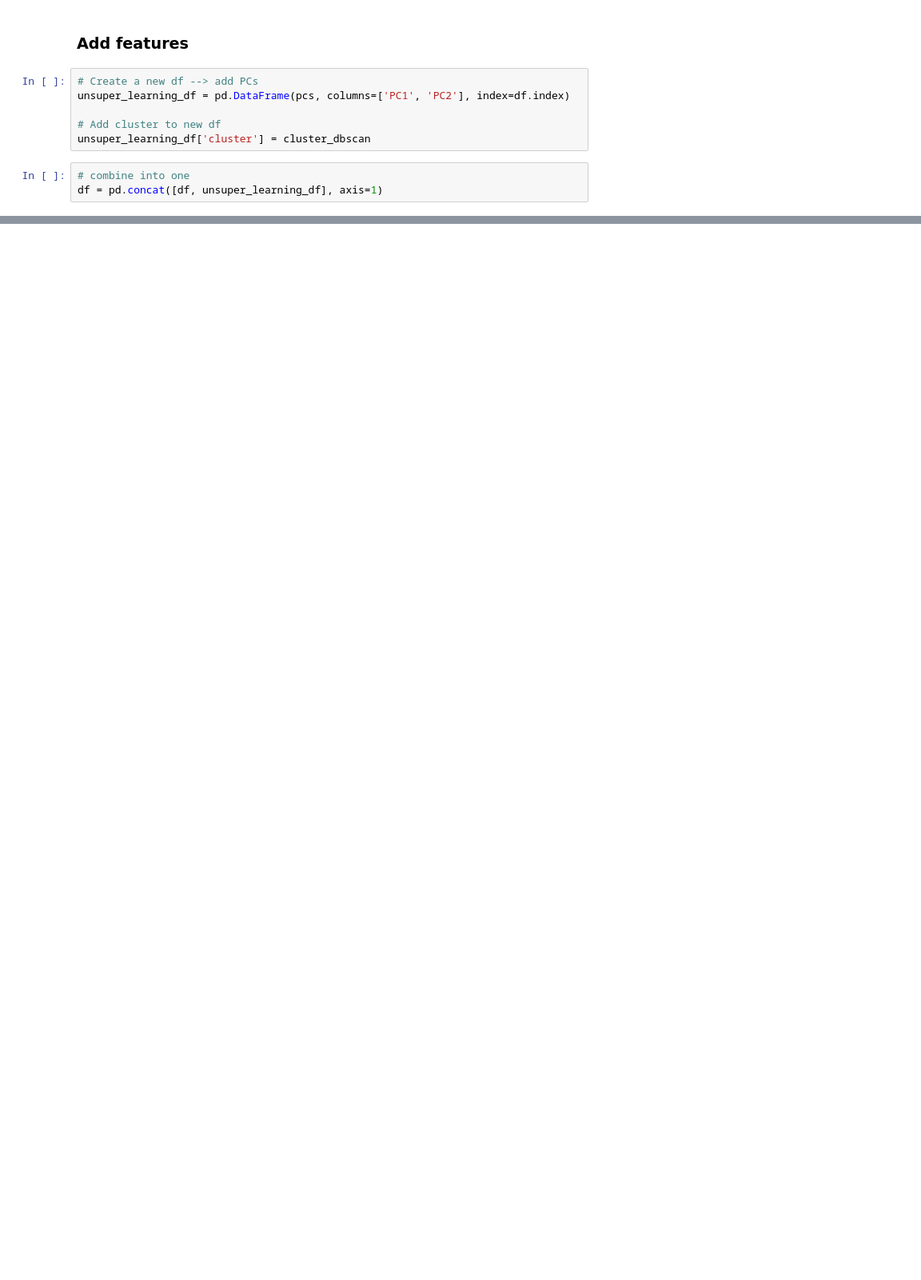
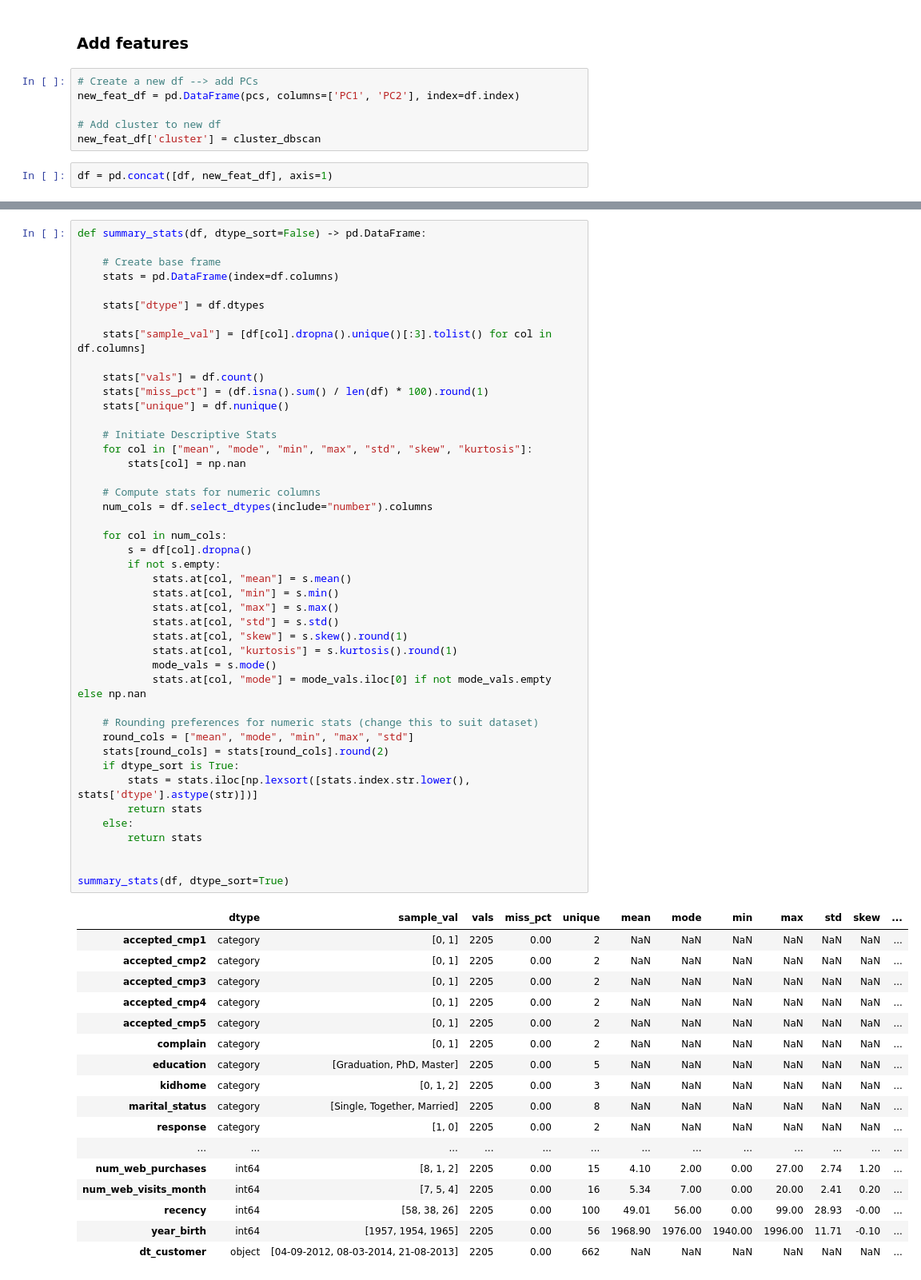
Before and after one commit to toby-gardner-ai/uc-berkeley-aiml-course, a Jupyter notebook: notebooks/Mod6_PCA_Clustering.ipynb, the cells around one changed output, grey strips where cells are left out. Shown at 80% size. Saved outputs shown, nothing was run; the diff lists cells and outputs as text; blank space fills up the shorter version.

```diff
--- a/notebooks/Mod6_PCA_Clustering.ipynb
+++ b/notebooks/Mod6_PCA_Clustering.ipynb
@@ -232,10 +321,9 @@ cluster_dbscan = dbscan.fit_predict(scaled_df_pca)
 ### Add features
 # %%
 # Create a new df --> add PCs
-unsuper_learning_df = pd.DataFrame(pcs, columns=['PC1', 'PC2'], index=df.index)
+new_feat_df = pd.DataFrame(pcs, columns=['PC1', 'PC2'], index=df.index)
 
 # Add cluster to new df
-unsuper_learning_df['cluster'] = cluster_dbscan
+new_feat_df['cluster'] = cluster_dbscan
 # %%
-# combine into one
-df = pd.concat([df, unsuper_learning_df], axis=1)
+df = pd.concat([df, new_feat_df], axis=1)
@@ -276,3 +346,65 @@ To dos (before we can run a model)
 1. Scale numerical features: scale numerical features within the dataset (we only did this for PCA)
 2. Encode categorical features: review categorical + remaining features (ordinal?) to determine encoding requirements
    1. Encoding method will depend on feature (categorical v. ordinal) and the model i.e. IF categorical AND model = Logistic Regression THEN use one-hot encoding, IF categorical AND model = Decision Tree THEN use simple mapping
+# %%
+def summary_stats(df, dtype_sort=False) -> pd.DataFrame:
+
+    # Create base frame
+    stats = pd.DataFrame(index=df.columns)
+
+    stats["dtype"] = df.dtypes
+
+    stats["sample_val"] = [df[col].dropna().unique()[:3].tolist() for col in df.columns]
+
+    stats["vals"] = df.count()
+    stats["miss_pct"] = (df.isna().sum() / len(df) * 100).round(1)
+    stats["unique"] = df.nunique()
+
+    # Initiate Descriptive Stats
+    for col in ["mean", "mode", "min", "max", "std", "skew", "kurtosis"]:
+        stats[col] = np.nan
+
+    # Compute stats for numeric columns
+    num_cols = df.select_dtypes(include="number").columns
+
+    for col in num_cols:
+        s = df[col].dropna()
+        if not s.empty:
+            stats.at[col, "mean"] = s.mean()
+            stats.at[col, "min"] = s.min()
+            stats.at[col, "max"] = s.max()
+            stats.at[col, "std"] = s.std()
+            stats.at[col, "skew"] = s.skew().round(1)
+            stats.at[col, "kurtosis"] = s.kurtosis().round(1)
+            mode_vals = s.mode()
+            stats.at[col, "mode"] = mode_vals.iloc[0] if not mode_vals.empty else np.nan
+
+    # Rounding preferences for numeric stats (change this to suit dataset)
+    round_cols = ["mean", "mode", "min", "max", "std"]
+    stats[round_cols] = stats[round_cols].round(2)
+    if dtype_sort is True:
+        stats = stats.iloc[np.lexsort([stats.index.str.lower(), stats['dtype'].astype(str)])]
+        return stats
+    else:
+        return stats
+
+
+summary_stats(df, dtype_sort=True)
+# %% [output]
+|  | dtype | sample_val | vals | miss_pct | unique | mean | mode | min | max | std | skew | ... |
+| accepted_cmp1 | category | [0, 1] | 2205 | 0.00 | 2 | NaN | NaN | NaN | NaN | NaN | NaN | ... |
+| accepted_cmp2 | category | [0, 1] | 2205 | 0.00 | 2 | NaN | NaN | NaN | NaN | NaN | NaN | ... |
+| accepted_cmp3 | category | [0, 1] | 2205 | 0.00 | 2 | NaN | NaN | NaN | NaN | NaN | NaN | ... |
+| accepted_cmp4 | category | [0, 1] | 2205 | 0.00 | 2 | NaN | NaN | NaN | NaN | NaN | NaN | ... |
+| accepted_cmp5 | category | [0, 1] | 2205 | 0.00 | 2 | NaN | NaN | NaN | NaN | NaN | NaN | ... |
+| complain | category | [0, 1] | 2205 | 0.00 | 2 | NaN | NaN | NaN | NaN | NaN | NaN | ... |
+| education | category | [Graduation, PhD, Master] | 2205 | 0.00 | 5 | NaN | NaN | NaN | NaN | NaN | NaN | ... |
+| kidhome | category | [0, 1, 2] | 2205 | 0.00 | 3 | NaN | NaN | NaN | NaN | NaN | NaN | ... |
+| marital_status | category | [Single, Together, Married] | 2205 | 0.00 | 8 | NaN | NaN | NaN | NaN | NaN | NaN | ... |
+| response | category | [1, 0] | 2205 | 0.00 | 2 | NaN | NaN | NaN | NaN | NaN | NaN | ... |
+| ... | ... | ... | ... | ... | ... | ... | ... | ... | ... | ... | ... | ... |
+| num_web_purchases | int64 | [8, 1, 2] | 2205 | 0.00 | 15 | 4.10 | 2.00 | 0.00 | 27.00 | 2.74 | 1.20 | ... |
+| num_web_visits_month | int64 | [7, 5, 4] | 2205 | 0.00 | 16 | 5.34 | 7.00 | 0.00 | 20.00 | 2.41 | 0.20 | ... |
+| recency | int64 | [58, 38, 26] | 2205 | 0.00 | 100 | 49.01 | 56.00 | 0.00 | 99.00 | 28.93 | -0.00 | ... |
+| year_birth | int64 | [1957, 1954, 1965] | 2205 | 0.00 | 56 | 1968.90 | 1976.00 | 1940.00 | 1996.00 | 11.71 | -0.10 | ... |
+| dt_customer | object | [04-09-2012, 08-03-2014, 21-08-2013] | 2205 | 0.00 | 662 | NaN | NaN | NaN | NaN | NaN | NaN | ... |
```
Also changed, not shown: parts of 45 cells of this notebook, 5 other files.
